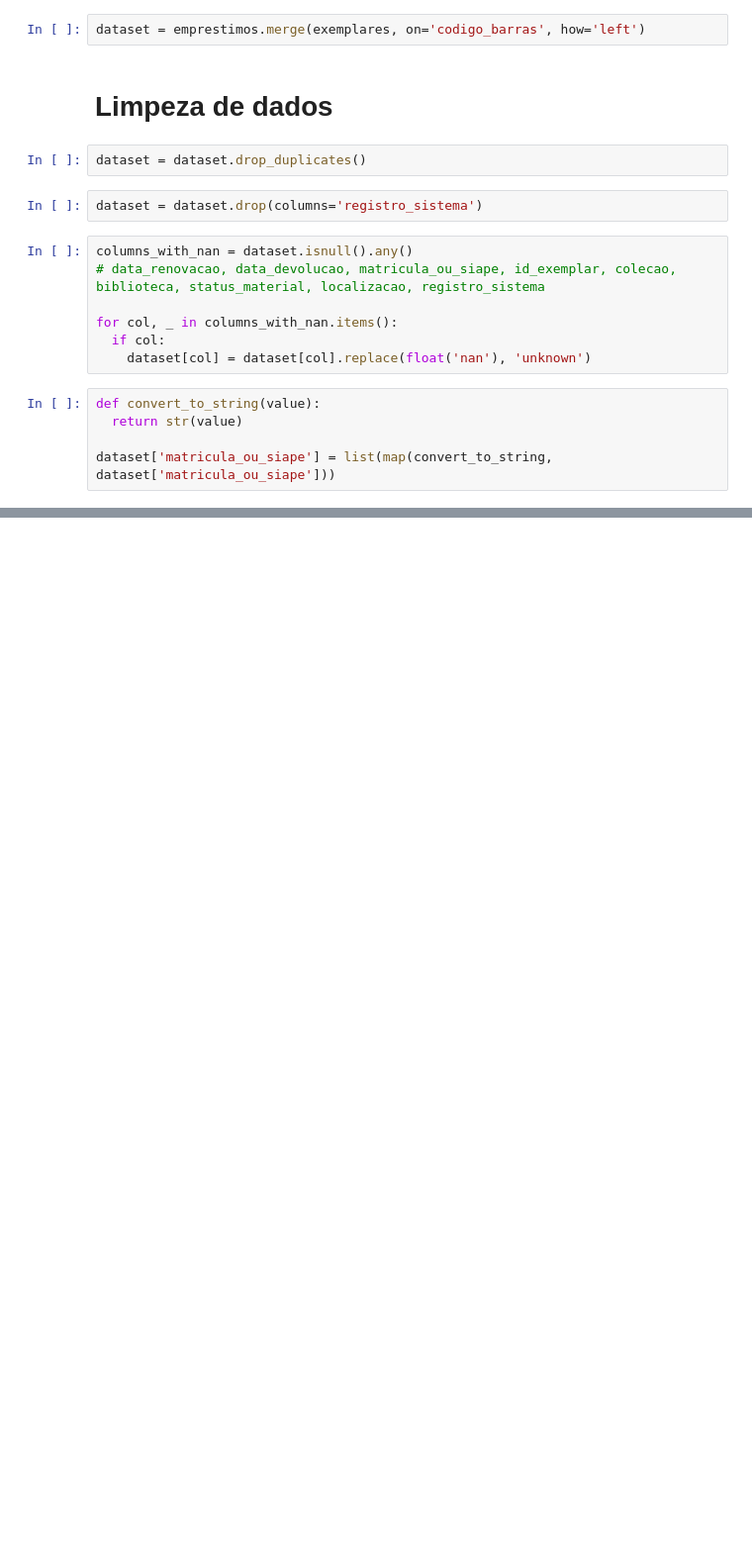
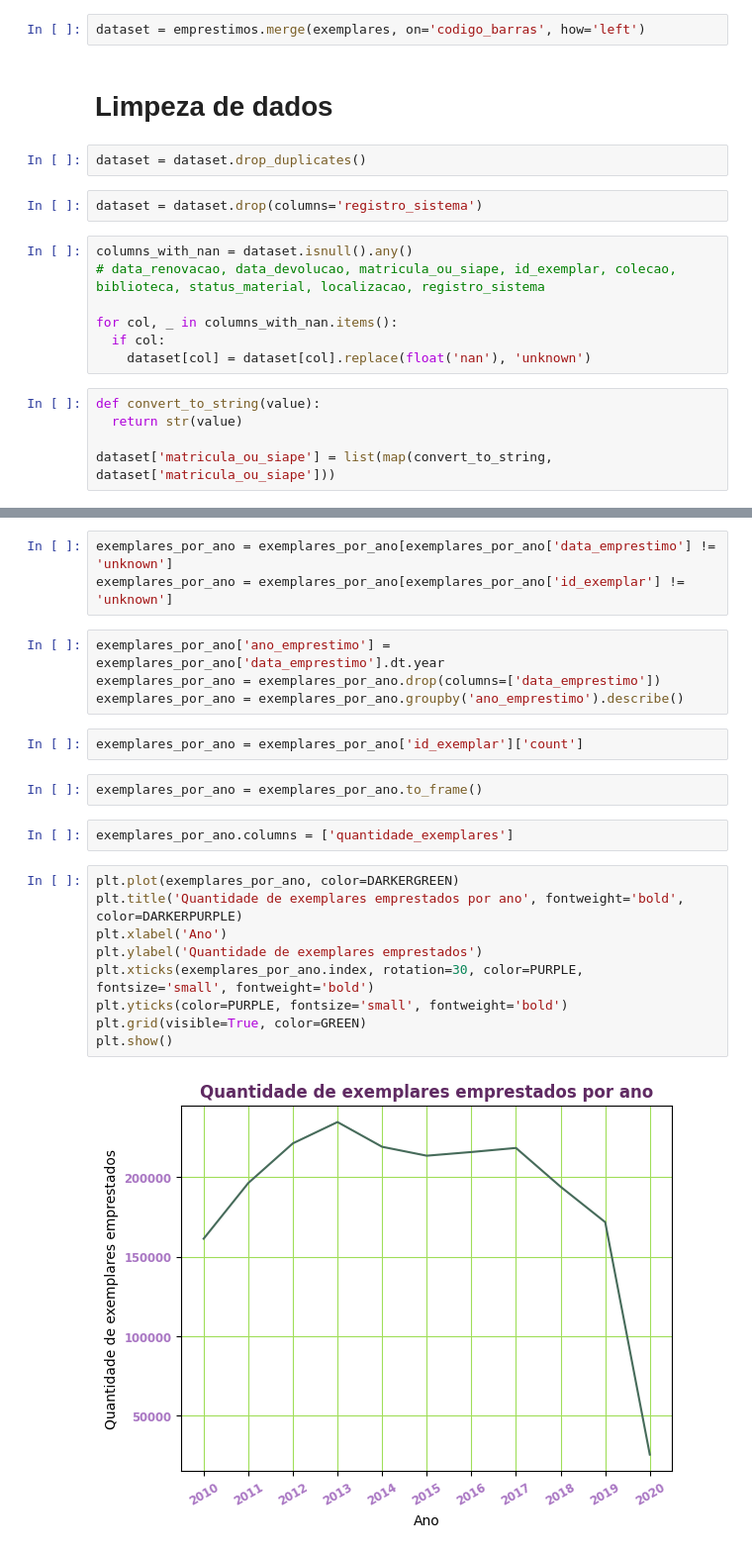
Before and after one commit to ayssag/7DaysOfCodePandas, a Jupyter notebook: _7DaysOfCode.ipynb, the cells around one changed output, grey strips where cells are left out. Shown at 99% size. Drawn from its saved outputs; the diff is of its cells as text; blank space fills up the shorter version.

```diff
--- a/_7DaysOfCode.ipynb
+++ b/_7DaysOfCode.ipynb
@@ -102,0 +110,24 @@ dataset['localizacao_cd'] = list(map(convert_cdu, dataset['localizacao']))
+# %%
+exemplares_por_ano = exemplares_por_ano[exemplares_por_ano['data_emprestimo'] != 'unknown']
+exemplares_por_ano = exemplares_por_ano[exemplares_por_ano['id_exemplar'] != 'unknown']
+# %%
+exemplares_por_ano['ano_emprestimo'] = exemplares_por_ano['data_emprestimo'].dt.year
+exemplares_por_ano = exemplares_por_ano.drop(columns=['data_emprestimo'])
+exemplares_por_ano = exemplares_por_ano.groupby('ano_emprestimo').describe()
+# %%
+exemplares_por_ano = exemplares_por_ano['id_exemplar']['count']
+# %%
+exemplares_por_ano = exemplares_por_ano.to_frame()
+# %%
+exemplares_por_ano.columns = ['quantidade_exemplares']
+# %%
+plt.plot(exemplares_por_ano, color=DARKERGREEN)
+plt.title('Quantidade de exemplares emprestados por ano', fontweight='bold', color=DARKERPURPLE)
+plt.xlabel('Ano')
+plt.ylabel('Quantidade de exemplares emprestados')
+plt.xticks(exemplares_por_ano.index, rotation=30, color=PURPLE, fontsize='small', fontweight='bold')
+plt.yticks(color=PURPLE, fontsize='small', fontweight='bold')
+plt.grid(visible=True, color=GREEN)
+plt.show()
+# %% [output]
+[figure, added]
```
Also changed, not shown: parts of 51 cells of this notebook.
